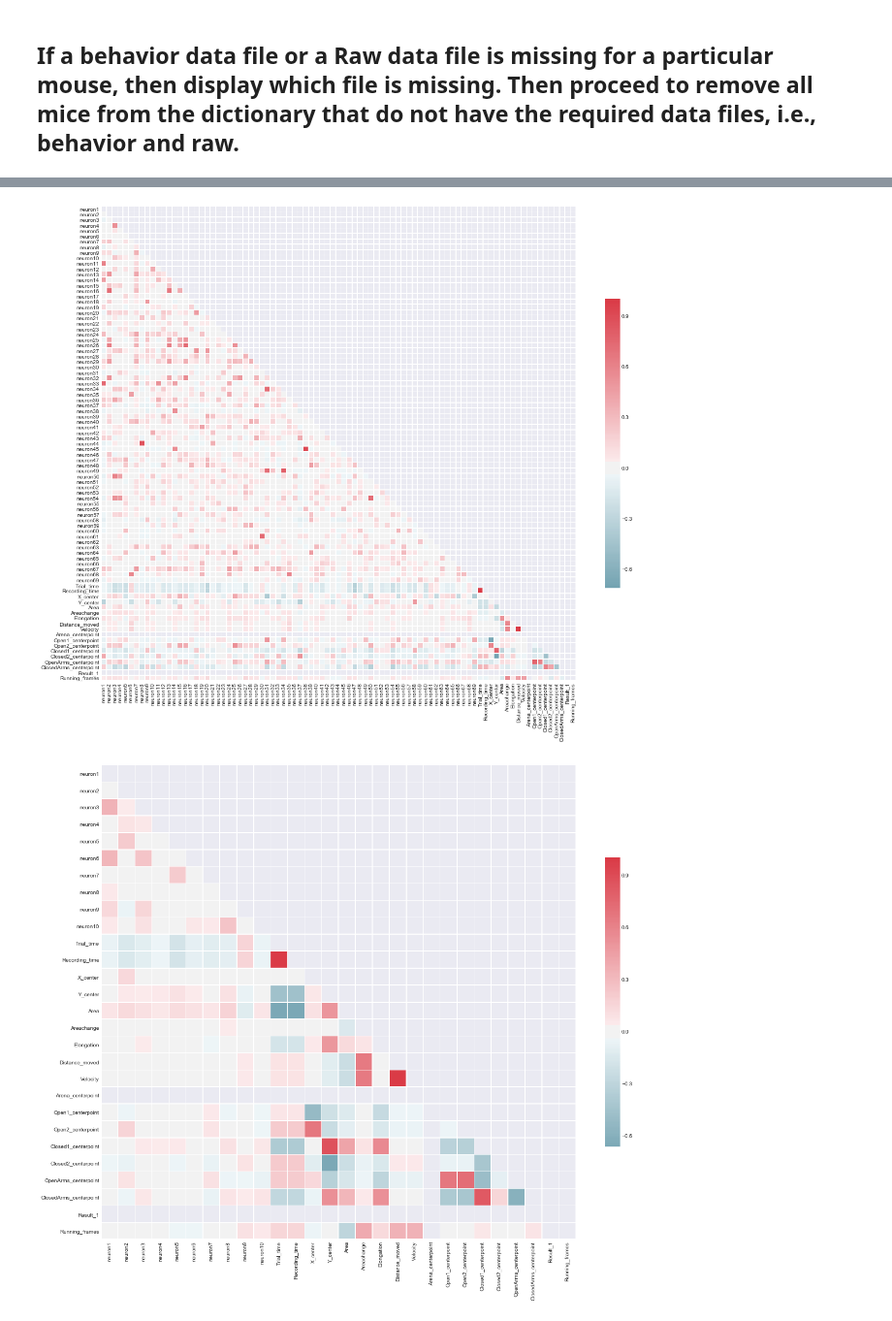
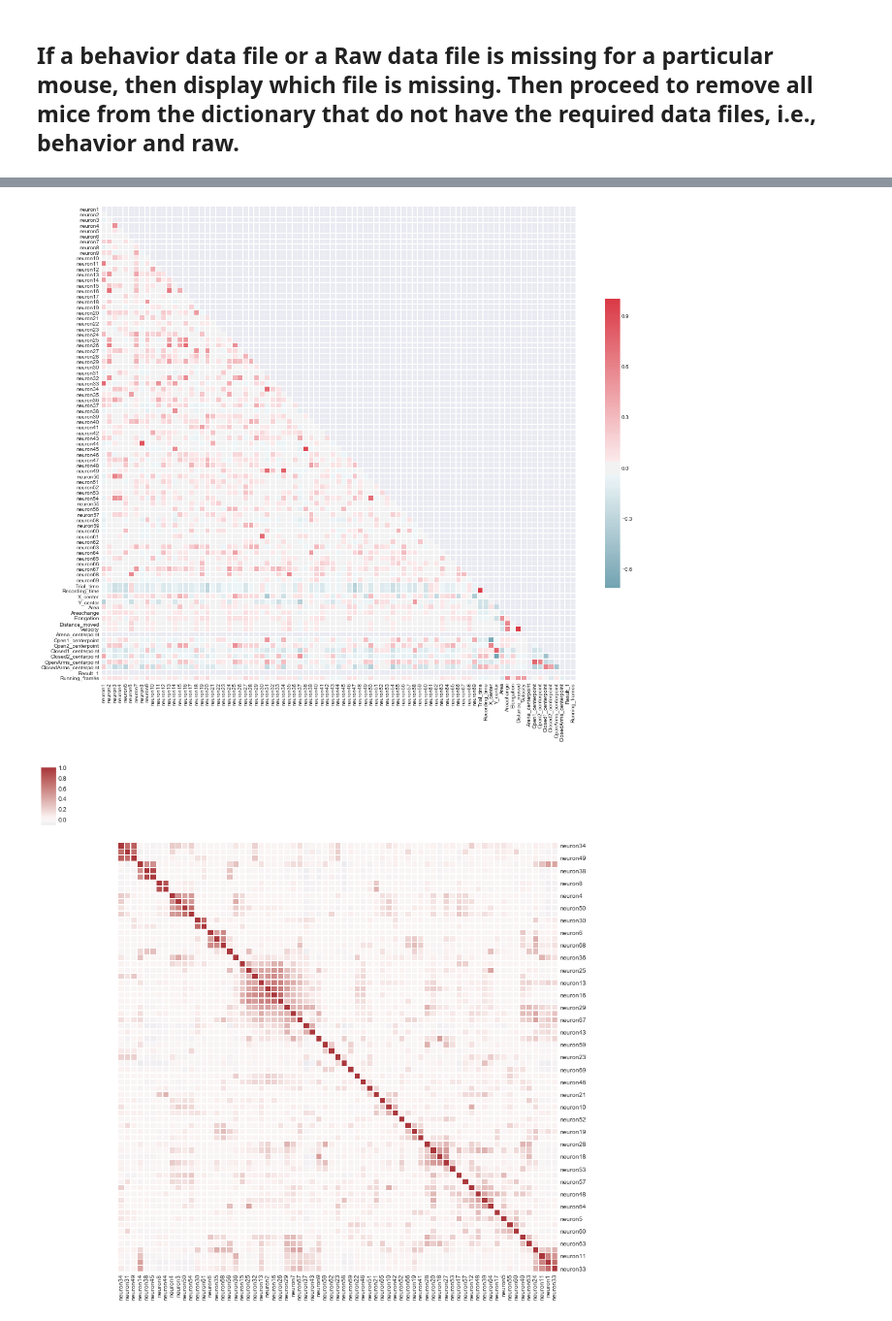
Before and after one commit to smu160/PvsNP, a Jupyter notebook: Demo_EPM_Analysis.ipynb, the cells around one changed output, grey strips where cells are left out. Shown at 97% size. Cells and saved outputs as stored; diff of their text form; code cells hidden in the pictures.

Commit message:
Added plots of all neuron activity rates

```diff
--- a/Demo_EPM_Analysis.ipynb
+++ b/Demo_EPM_Analysis.ipynb
@@ -25,8 +25,8 @@ mouse_directory = os.path.expanduser("~") + "/Hen_Lab/Mice/EPM"
 if not os.path.exists(mouse_directory):
     print("The mouse directory does not exist", file=sys.stderr)
 
-animal_data = dict()
-print("Files found:")
+animal_data_files = dict()
+
 for dir_name, subdir_list, file_list in os.walk(mouse_directory):
     if subdir_list:
         mice_directories = subdir_list
@@ -34,14 +34,12 @@ for dir_name, subdir_list, file_list in os.walk(mouse_directory):
     for file_name in file_list:
         for mouse_name in mice_directories:
             if file_name.endswith(".csv") and (mouse_name in file_name and "behavior" in file_name):
-                if mouse_name in animal_data:
-                    animal_data[mouse_name].update({"behavior":dir_name+"/"+file_name})
+                if mouse_name in animal_data_files:
+                    animal_data_files[mouse_name].update({"behavior":dir_name+"/"+file_name})
                 else:
-                    animal_data[mouse_name] = {"behavior":dir_name+"/"+file_name}
-                # print(dir_name+"/"+file_name)
+                    animal_data_files[mouse_name] = {"behavior":dir_name+"/"+file_name}
             elif file_name.endswith(".csv") and (mouse_name in file_name and "Raw" in file_name):
-                if mouse_name in animal_data:
-                    animal_data[mouse_name].update({"Raw":dir_name+"/"+file_name})
+                if mouse_name in animal_data_files:
+                    animal_data_files[mouse_name].update({"Raw":dir_name+"/"+file_name})
                 else:
-                    animal_data[mouse_name] = {"Raw":dir_name+"/"+file_name}
-                # print(dir_name+"/"+file_name)
+                    animal_data_files[mouse_name] = {"Raw":dir_name+"/"+file_name}
@@ -61,15 +59,15 @@ animal_data
 # %%
 # Check that for each animal a corresponding behavior data file AND Raw neuron data file was found
 missing_data = list()
-for mouse_name in animal_data:
-    if not "behavior" in animal_data[mouse_name]:
+for mouse_name in animal_data_files:
+    if not "behavior" in animal_data_files[mouse_name]:
         print("The behavior for {} file is missing".format(mouse_name))
         missing_data.append(mouse_name)
-    if not "Raw" in animal_data[mouse_name]:
+    if not "Raw" in animal_data_files[mouse_name]:
         print("The raw file for {} is missing".format(mouse_name))
         missing_data.append(mouse_name)
 
 # Remove all mice from the dictionary if the required data files for them were not found
 for animal_name in missing_data:
-    if animal_name in animal_data:
-        del animal_data[animal_name]
+    if animal_name in animal_data_files:
+        del animal_data_files[animal_name]
@@ -86,8 +85,11 @@ animal_data
 # %%
-for animal_name in animal_data:
+# Store all the dataframes for each animal in a dictionary for quick access, when needed
+animal_dataframes = dict()
+
+for animal_name in animal_data_files:
     print(animal_name)
 
-    data = pd.read_csv(animal_data[animal_name]["Raw"], header=None)
+    data = pd.read_csv(animal_data_files[animal_name]["Raw"], header=None)
     _, AUC_dataframe, cell_transients_dataframe = SigProc.detect_ca_transients_mossy(data, 2, 0.5, 0.2, 10)
 
     behavior_column_names = ['Trial_time', 'Recording_time', 'X_center', 'Y_center', 'Area', 'Areachange',
@@ -96,7 +98,7 @@ for animal_name in animal_data:
                          'Closed1_centerpoint', 'Closed2_centerpoint',
                          'OpenArms_centerpoint', 'ClosedArms_centerpoint', 'Result_1']
 
-    behavior_df = pd.read_csv(animal_data[animal_name]["behavior"], header=None)
+    behavior_df = pd.read_csv(animal_data_files[animal_name]["behavior"], header=None)
     behavior_df.columns = behavior_column_names
 
     # Only keep every 3rd row of the original behavior dataframe in order to downsample 30 fps --> 10 fps
@@ -110,6 +112,11 @@ for animal_name in animal_data:
 
     neuron_concated_behavior = cell_transients_dataframe.join(behavior_df, how="left")
 
+    # Add the corresponding AUC, cell transients, and neuron activity concated with behavior dataframes for each animal to the dictionary
+    if not animal_name in animal_dataframes:
+        animal_dataframes[animal_name] = {"AUC_dataframe": AUC_dataframe, "cell_transients_dataframe": cell_transients_dataframe, "neuron_concated_behavior": neuron_concated_behavior}
+
     au.plot_correlation_heatmap(neuron_concated_behavior, size=20)
+    au.plot_clustermap(cell_transients_dataframe)
 # %% [output]
 drd87
@@ -116,3 +125,3 @@ drd87
 drd46
 [figure]
-[figure, old version]
+[figure, new version]
```
Also changed, not shown: parts of 17 cells of this notebook.
